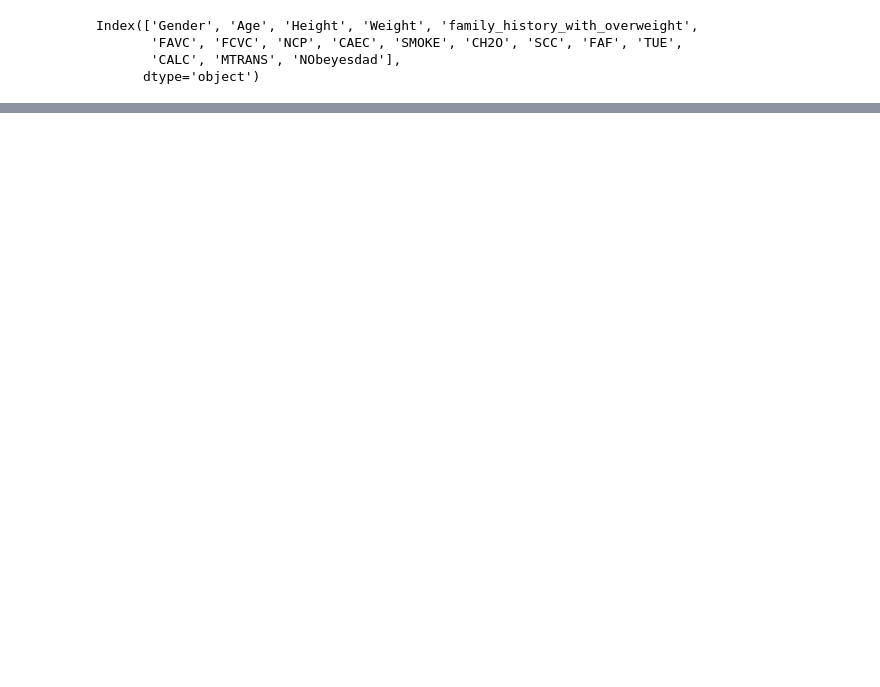
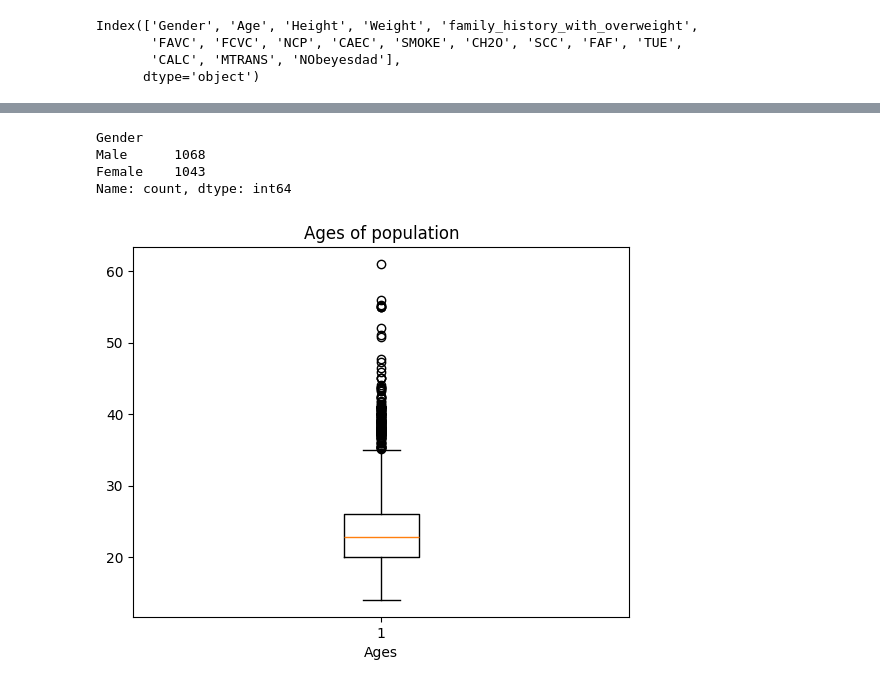
Before and after one commit to HarjitG/Obesity_Classifier, a Jupyter notebook: main.ipynb, the cells around one changed output, grey strips where cells are left out. Drawn from its saved outputs; the diff is of its cells as text; code cells hidden in the pictures; blank space fills up the shorter version.

```diff
--- a/main.ipynb
+++ b/main.ipynb
@@ -22,3 +76,10 @@ Index(['Gender', 'Age', 'Height', 'Weight', 'family_history_with_overweight',
+# %%
+df['Gender'].value_counts()
+# %% [output]
+Gender
+Male      1068
+Female    1043
+Name: count, dtype: int64
 # %%
 df.rename(columns = {
                     'FAVC' : 'Frequent consumption of high caloric food',
@@ -35,3 +96,10 @@ df.rename(columns = {
                     'NObeyesdad' : 'Obesity level deducted'
                     },
                     inplace=True)
+# %%
+plt.boxplot(df['Age'])
+plt.xlabel('Ages')
+plt.title('Ages of population')
+plt.show()
+# %% [output]
+[figure, added]
```
Also changed, not shown: parts of 28 cells of this notebook.
